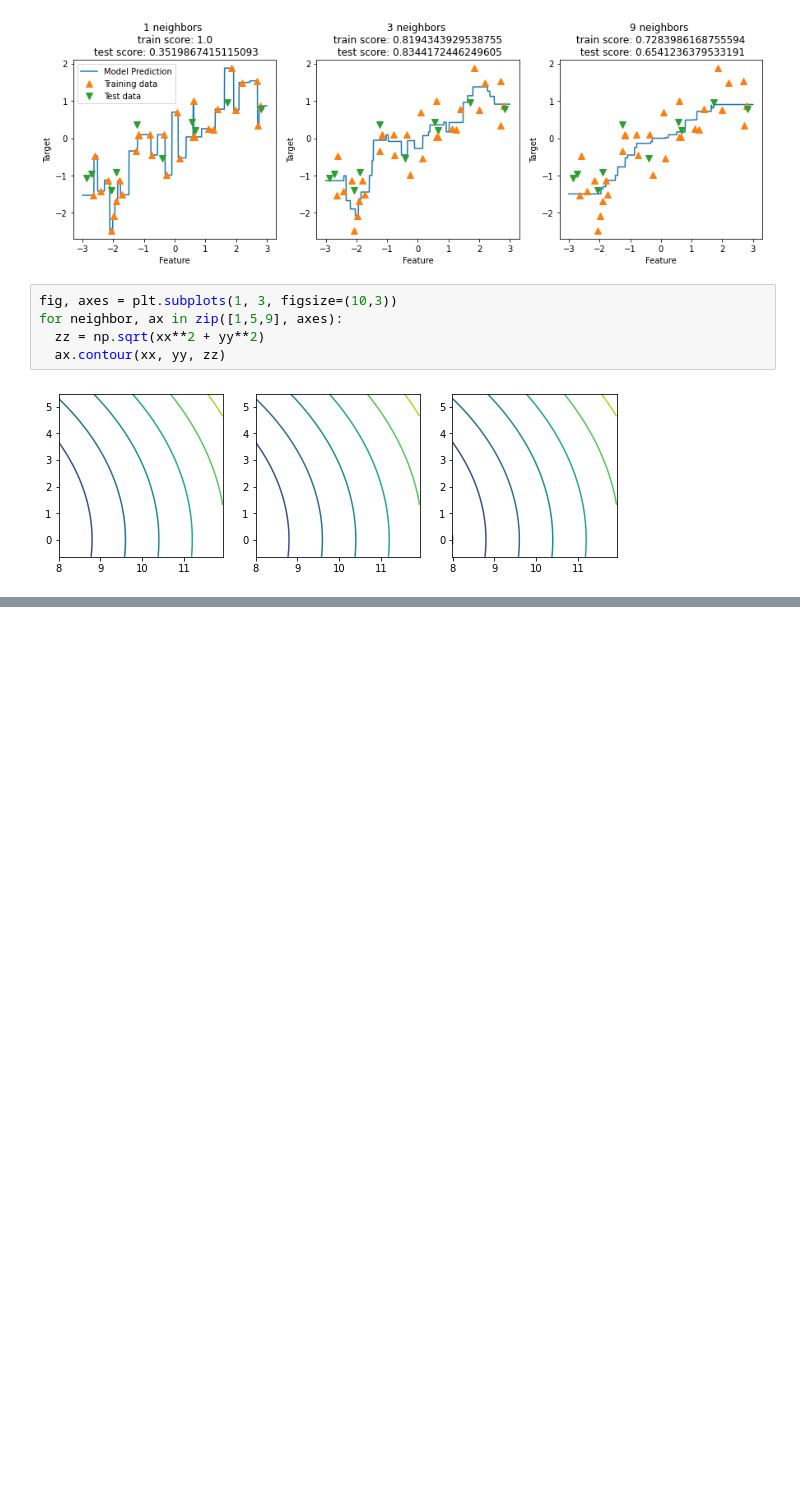
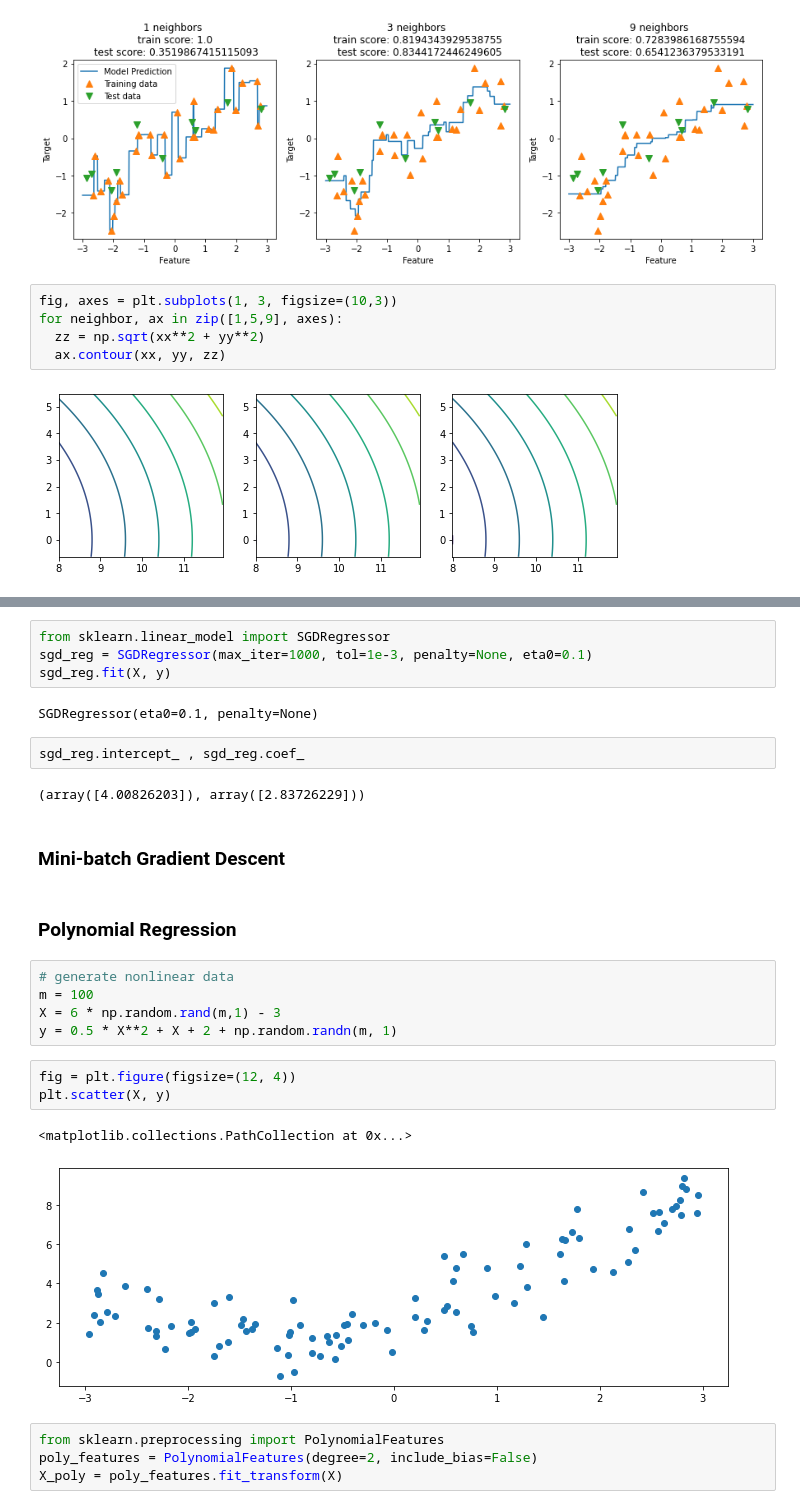
Before and after one commit to macorony/Machine_Learning_Basics, a Jupyter notebook: Supervised_Machine_Learning_Algorithms.ipynb, the cells around one changed output, grey strips where cells are left out. Cells and saved outputs as stored; diff of their text form; blank space fills up the shorter version.

```diff
--- a/Supervised_Machine_Learning_Algorithms.ipynb
+++ b/Supervised_Machine_Learning_Algorithms.ipynb
@@ -194,0 +266,29 @@ for neighbor, ax in zip([1,5,9], axes):
+# %%
+from sklearn.linear_model import SGDRegressor
+sgd_reg = SGDRegressor(max_iter=1000, tol=1e-3, penalty=None, eta0=0.1)
+sgd_reg.fit(X, y)
+# %% [output]
+SGDRegressor(eta0=0.1, penalty=None)
+# %%
+sgd_reg.intercept_ , sgd_reg.coef_
+# %% [output]
+(array([4.00826203]), array([2.83726229]))
+# %% [markdown]
+### Mini-batch Gradient Descent
+# %% [markdown]
+### Polynomial Regression
+# %%
+# generate nonlinear data
+m = 100
+X = 6 * np.random.rand(m,1) - 3
+y = 0.5 * X**2 + X + 2 + np.random.randn(m, 1)
+# %%
+fig = plt.figure(figsize=(12, 4))
+plt.scatter(X, y)
+# %% [output]
+<matplotlib.collections.PathCollection at 0x...>
+[figure, added]
+# %%
+from sklearn.preprocessing import PolynomialFeatures
+poly_features = PolynomialFeatures(degree=2, include_bias=False)
+X_poly = poly_features.fit_transform(X)
```
Also changed, not shown: parts of 24 cells of this notebook.
